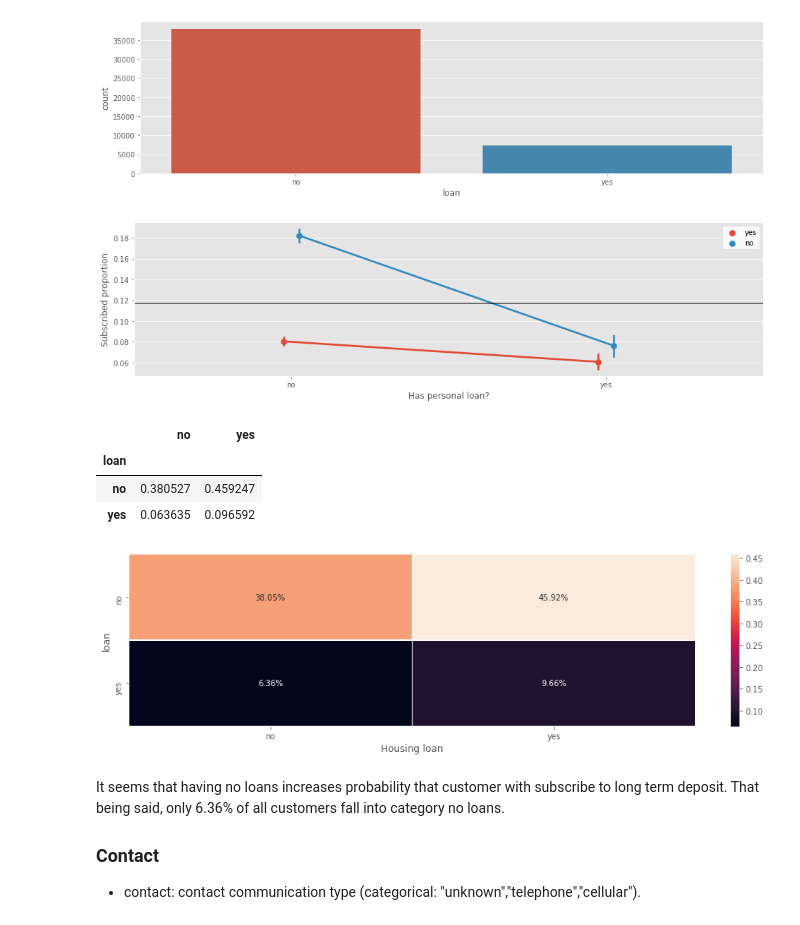
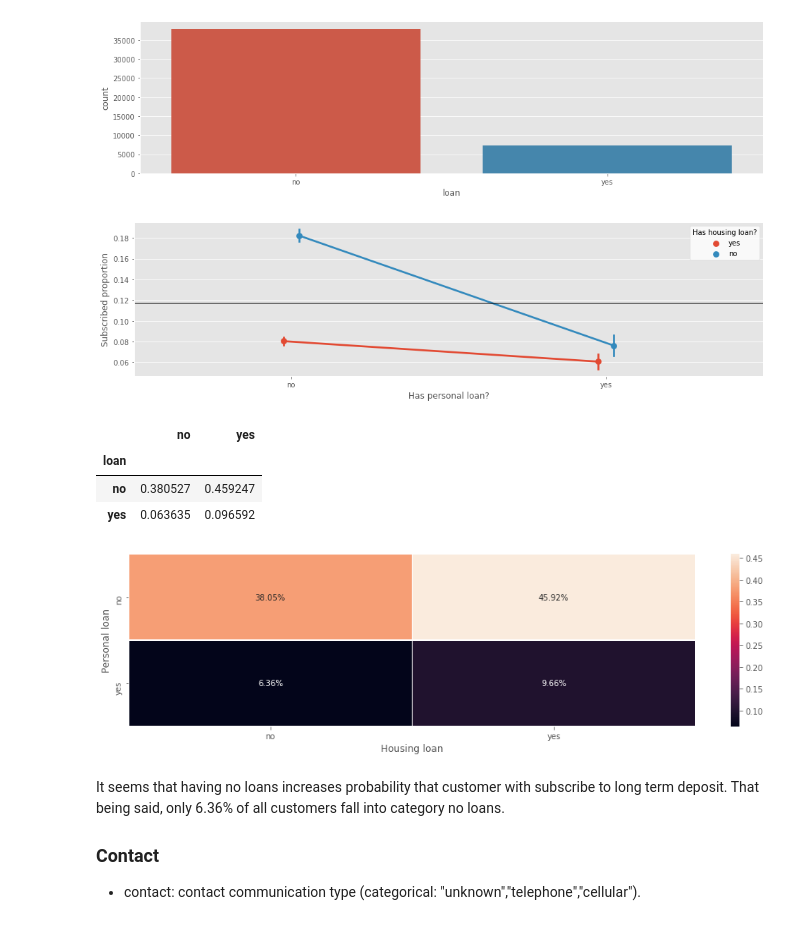
Before and after one commit to TK-Problem/Task-for-Quantitative-Analyst, a Jupyter notebook: results.ipynb, the cells around one changed output. Saved outputs shown, nothing was run; the diff lists cells and outputs as text; code cells hidden in the pictures.

```diff
--- a/results.ipynb
+++ b/results.ipynb
@@ -1097,24 +1122,24 @@ ax = sns.countplot(x="loan", data=df_bank_full)
 # %%
 # investigate proportions of how many people have both housing and personal loans
 
 # temp DataFrame for quick calculations
 _df = df_bank_full[['loan', 'housing', 'y']].copy()
 _df.y.replace({'no': 0, 'yes': 1}, inplace=True)
 
 fig, ax = plt.subplots(1, 1, figsize=(16, 4))
 # Draw a nested barplot by species and sex
 sns.pointplot(x="loan", y="y", hue='housing', data=_df, dodge=True, ax=ax)
 # horizontal line to show mean subscription rate per group
 ax.axhline(_df['y'].mean(), color='k', alpha=0.7)
 ax.set_ylabel('Subscribed proportion')
 ax.set_xlabel('Has personal loan?')
 
 # add legend with white background
-legend = ax.legend(frameon=1)
+legend = ax.legend(frameon=1, title='Has housing loan?')
 frame = legend.get_frame()
 frame.set_facecolor('w')
 # %% [output]
-[figure, old version]
+[figure, new version]
 # %%
 # calculate counts of each segment
 _cnts = _df.pivot_table(index=['loan'], columns='housing', aggfunc='count', fill_value=0)
@@ -1131,10 +1156,10 @@ _cnts
 # %%
 fig, ax = plt.subplots(1, 1, figsize=(16, 4))
 sns.heatmap(_cnts, annot=True, linewidths=.5, fmt=".2%", ax=ax)
-
+ax.set_ylabel('Personal loan');
 ax.set_xlabel('Housing loan');
 # %% [output]
-[figure, old version]
+[figure, new version]
 # %% [markdown]
 It seems that having no loans increases probability that customer with subscribe to long term deposit. That being said, only 6.36% of all customers fall into category no loans.
 
```
Also changed, not shown: parts of 26 cells of this notebook.
